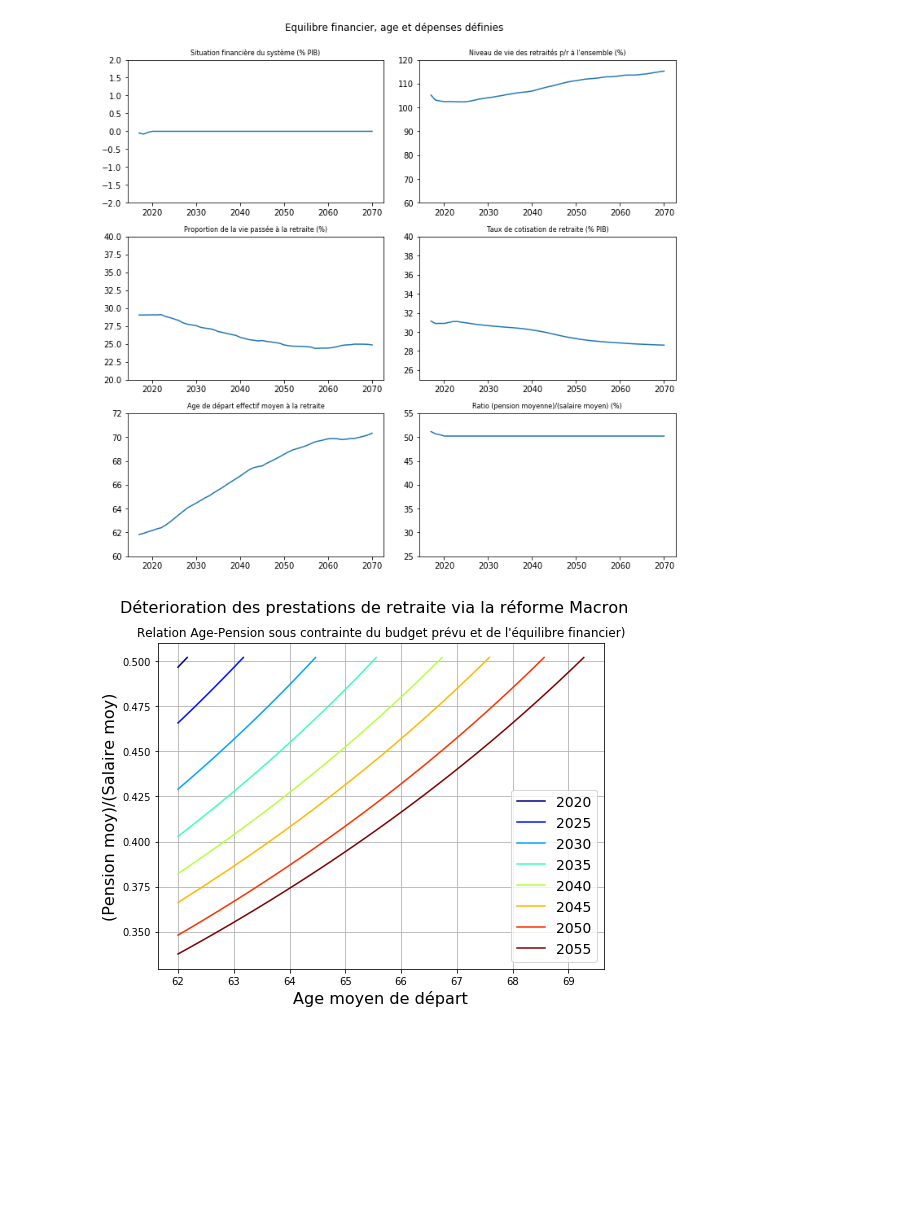
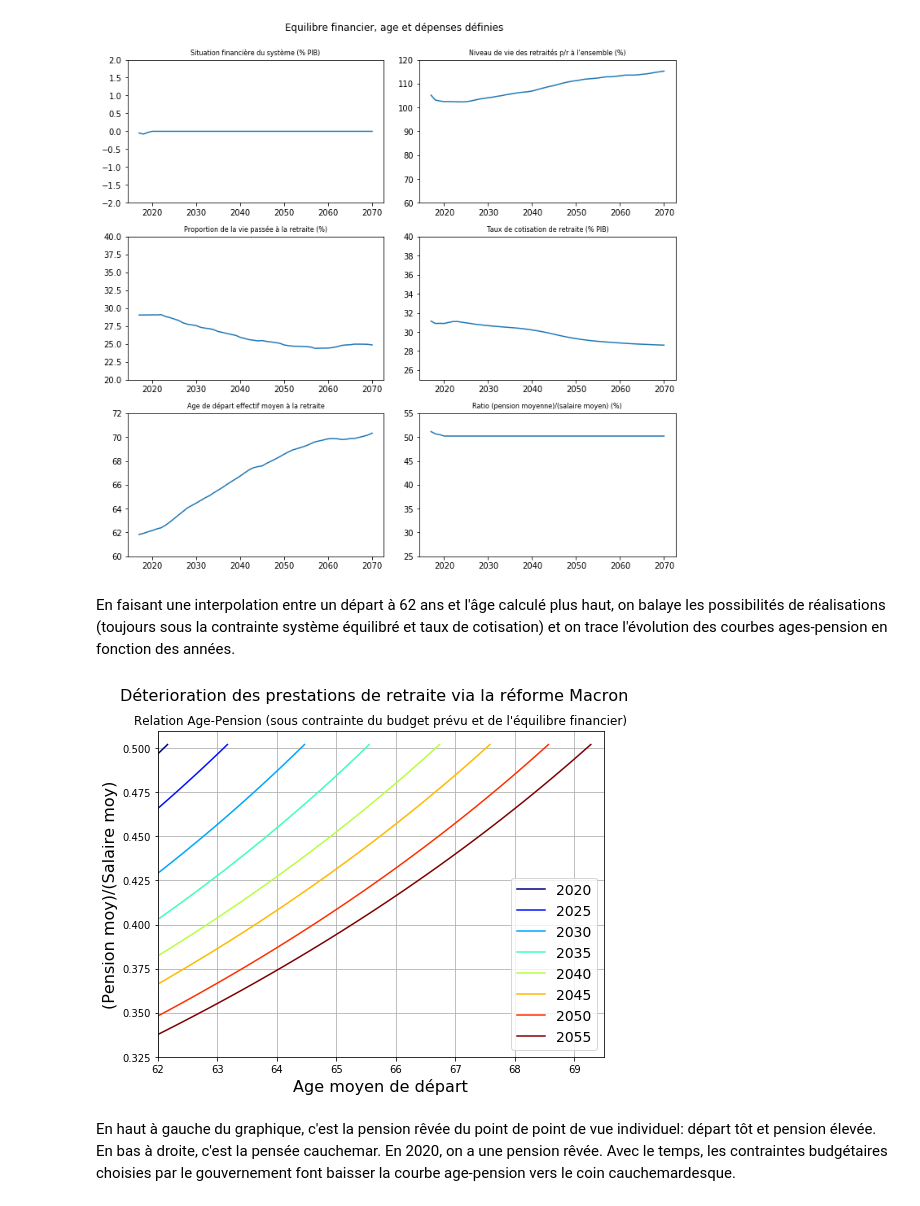
Before and after one commit to brunoscherrer/retraites, a Jupyter notebook: doc/reformes.ipynb, the cells around one changed output. Cells and saved outputs as stored; diff of their text form; code cells hidden in the pictures; blank space fills up the shorter version.

```diff
--- a/doc/reformes.ipynb
+++ b/doc/reformes.ipynb
@@ -115,6 +115,8 @@ analyse.graphiques()
 Acible=deepcopy(analyse.A)
 # %% [output]
 [figure]
+# %% [markdown]
+En faisant une interpolation entre un départ à 62 ans et l'âge calculé plus haut, on balaye les possibilités de réalisations (toujours sous la contrainte système équilibré et taux de cotisation) et on trace l'évolution des courbes ages-pension en fonction des années.
 # %%
 
 annees = range( 2020,2060,5 )
@@ -127,31 +129,36 @@ for x in pl.arange(0.0,1.001,0.01):
         analyse.A[s][a] = 62*(1-x) + Acible[s][a]*x
 
     analyse = simulateur.pilotageParCotisationsEtAge(Acible = analyse.A)
 
     for i in range(len(annees)):
         lx[i].append( analyse.A[s][annees[i]] )
         ly[i].append( analyse.P[s][annees[i]] )
 
 # pour avoir une jolie grille
 fig = pl.figure(figsize=(8,6))
 ax = fig.add_subplot(1, 1, 1)
 major_ticks = pl.arange(62, 73, 1)
 ax.set_xticks(major_ticks)
 pl.grid()
 
 colors = pl.cm.jet(pl.linspace(0,1,len(annees)))
 
 pl.suptitle("Déterioration des prestations de retraite via la réforme Macron",fontsize=16)
 pl.title("Relation Age-Pension (sous contrainte du budget prévu et de l'équilibre financier)")
 pl.xlabel("Age moyen de départ",fontsize=16)
 pl.ylabel("(Pension moy)/(Salaire moy)",fontsize=16)
+pl.xlim(62,69.5)
+pl.ylim(0.325,0.51)
 
 # trace les courbes
 for i in range(len(annees)):
     pl.plot(lx[i],ly[i], label=str(annees[i]), color=colors[i])
 
 pl.legend(fontsize=14)
 
 pl.savefig("evolution.png")
 # %% [output]
-[figure, old version]
+[figure, new version]
+# %% [markdown]
+En haut à gauche du graphique, c'est la pension rêvée du point de point de vue individuel: départ tôt et pension élevée. En bas à droite, c'est la pensée cauchemar.
+En 2020, on a une pension rêvée. Avec le temps, les contraintes budgétaires choisies par le gouvernement font baisser la courbe age-pension vers le coin cauchemardesque.
```
Also changed, not shown: 1 other file.
